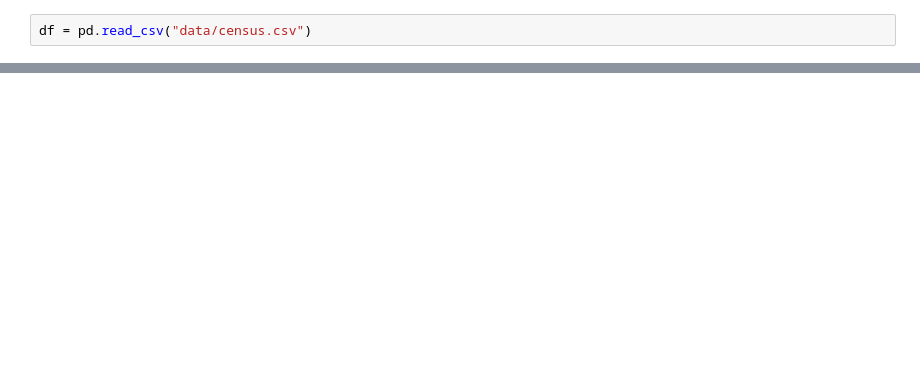
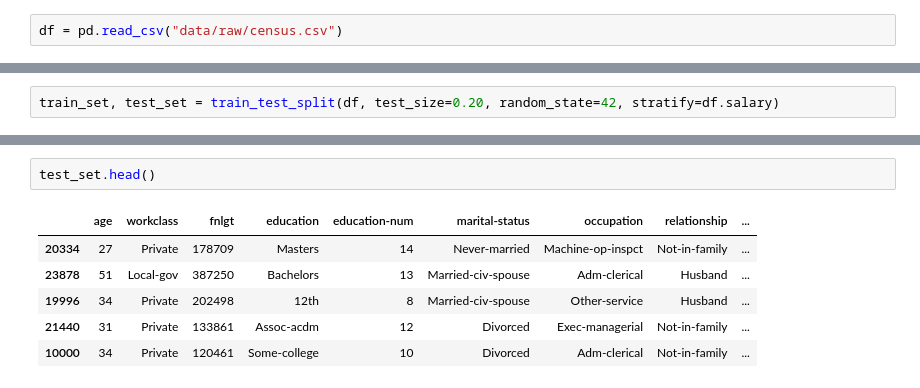
Before and after one commit to rossy114/deploying_scalable_ml_pipeline_in_prod, a Jupyter notebook: nd0821-c3-starter-code/starter/EDA.ipynb, the cells around one changed output, grey strips where cells are left out. Drawn from its saved outputs; the diff is of its cells as text; blank space fills up the shorter version.

Commit message:
updating data folder structure

```diff
--- a/nd0821-c3-starter-code/starter/EDA.ipynb
+++ b/nd0821-c3-starter-code/starter/EDA.ipynb
@@ -5,2 +18,2 @@ df = pd.read_csv("data/census.csv", skipinitialspace = True)
 # %%
-df = pd.read_csv("data/census.csv")
+df = pd.read_csv("data/raw/census.csv")
@@ -6,0 +54,2 @@ df = pd.read_csv("data/census.csv")
+# %%
+train_set, test_set = train_test_split(df, test_size=0.20, random_state=42, stratify=df.salary)
@@ -6,0 +437,9 @@ df = pd.read_csv("data/census.csv")
+# %%
+test_set.head()
+# %% [output]
+|  | age | workclass | fnlgt | education | education-num | marital-status | occupation | relationship | ... |
+| 20334 | 27 | Private | 178709 | Masters | 14 | Never-married | Machine-op-inspct | Not-in-family | ... |
+| 23878 | 51 | Local-gov | 387250 | Bachelors | 13 | Married-civ-spouse | Adm-clerical | Husband | ... |
+| 19996 | 34 | Private | 202498 | 12th | 8 | Married-civ-spouse | Other-service | Husband | ... |
+| 21440 | 31 | Private | 133861 | Assoc-acdm | 12 | Divorced | Exec-managerial | Not-in-family | ... |
+| 10000 | 34 | Private | 120461 | Some-college | 10 | Divorced | Adm-clerical | Not-in-family | ... |
```
Also changed, not shown: parts of 109 cells of this notebook, 10 other files.
